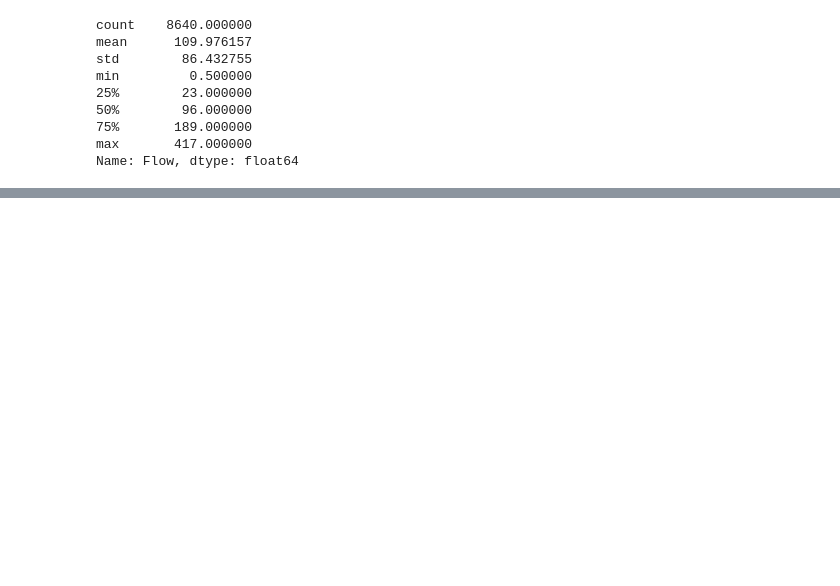
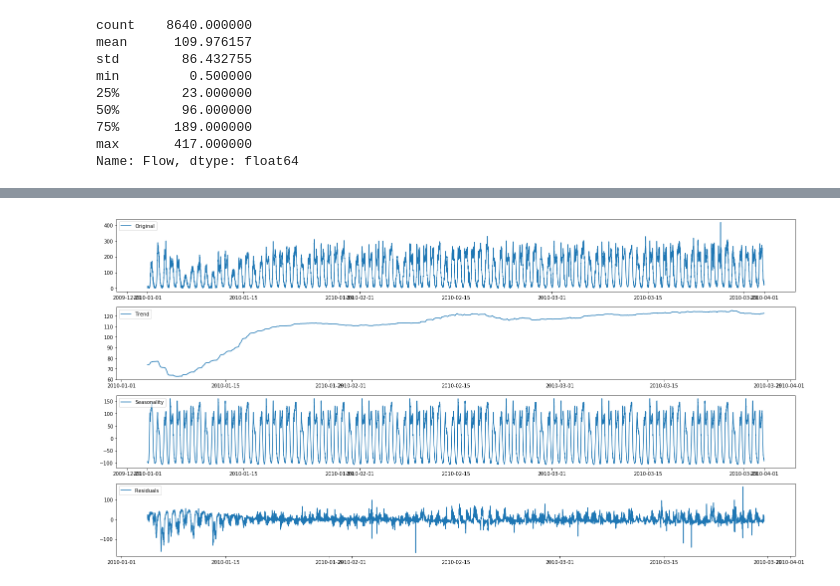
Before and after one commit to ankushjain2001/Traffic-Congestion-EDA, a Jupyter notebook: Traffic Congestion - Data Exploration.ipynb, the cells around one changed output, grey strips where cells are left out. Cells and saved outputs as stored; diff of their text form; code cells hidden in the pictures; blank space fills up the shorter version.

```diff
--- a/Traffic Congestion - Data Exploration.ipynb
+++ b/Traffic Congestion - Data Exploration.ipynb
@@ -356,0 +363,26 @@ dtype: float64
+# %%
+# Importing decomposition function from statsmodels
+from statsmodels.tsa.seasonal import seasonal_decompose
+# Performing decomposition for a frequency of 1 week.
+decomposition = seasonal_decompose(dataTS, freq=96*7)
+
+trend = decomposition.trend
+seasonal = decomposition.seasonal
+residual = decomposition.resid
+
+plt.figure(figsize=(20,10))
+plt.subplot(411)
+plt.plot(dataTS, label='Original')
+plt.legend(loc='upper left')
+plt.subplot(412)
+plt.plot(trend, label='Trend')
+plt.legend(loc='upper left')
+plt.subplot(413)
+plt.plot(seasonal,label='Seasonality')
+plt.legend(loc='upper left')
+plt.subplot(414)
+plt.plot(residual, label='Residuals')
+plt.legend(loc='upper left')
+plt.tight_layout()
+# %% [output]
+[figure, added]
```
Also changed, not shown: parts of 10 cells of this notebook.
